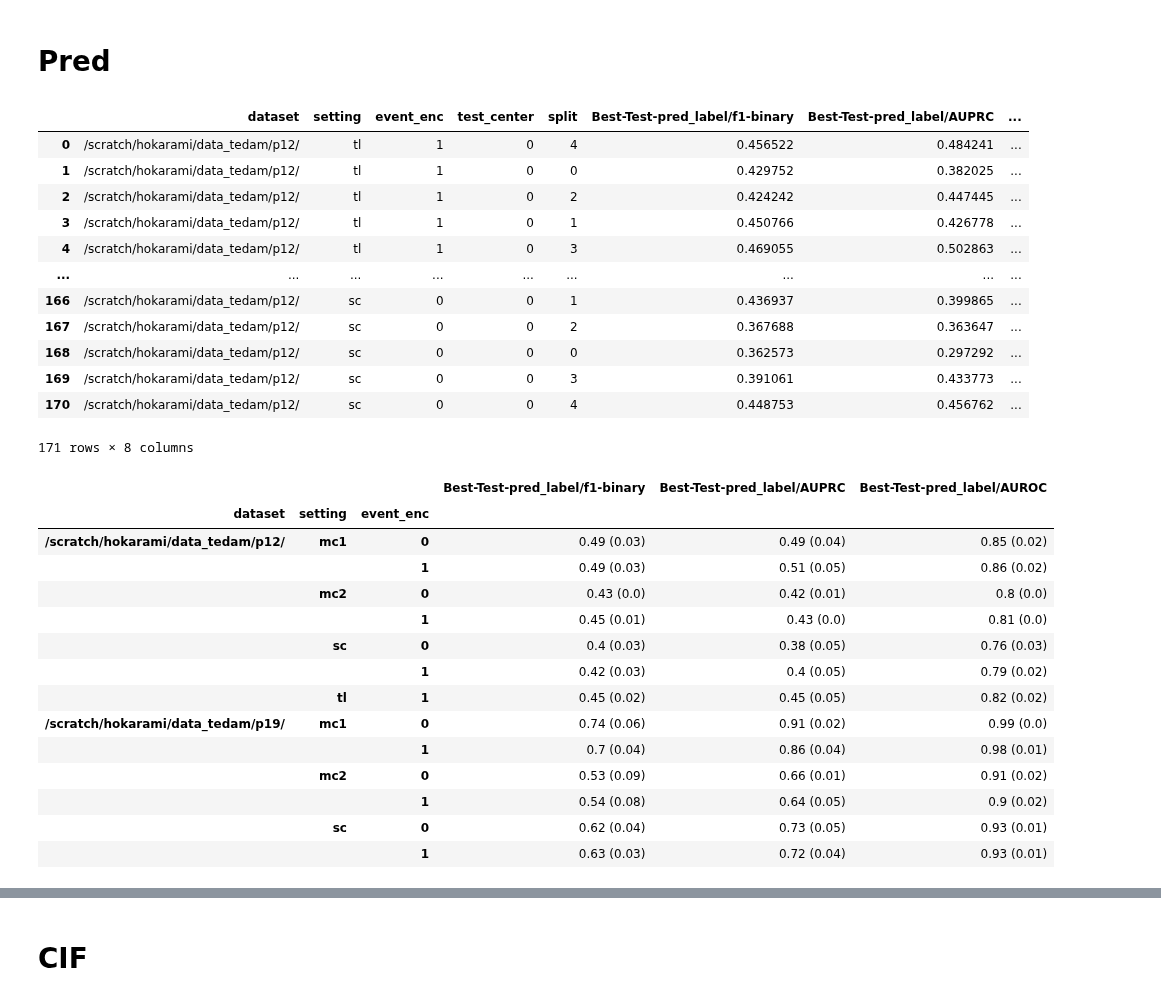
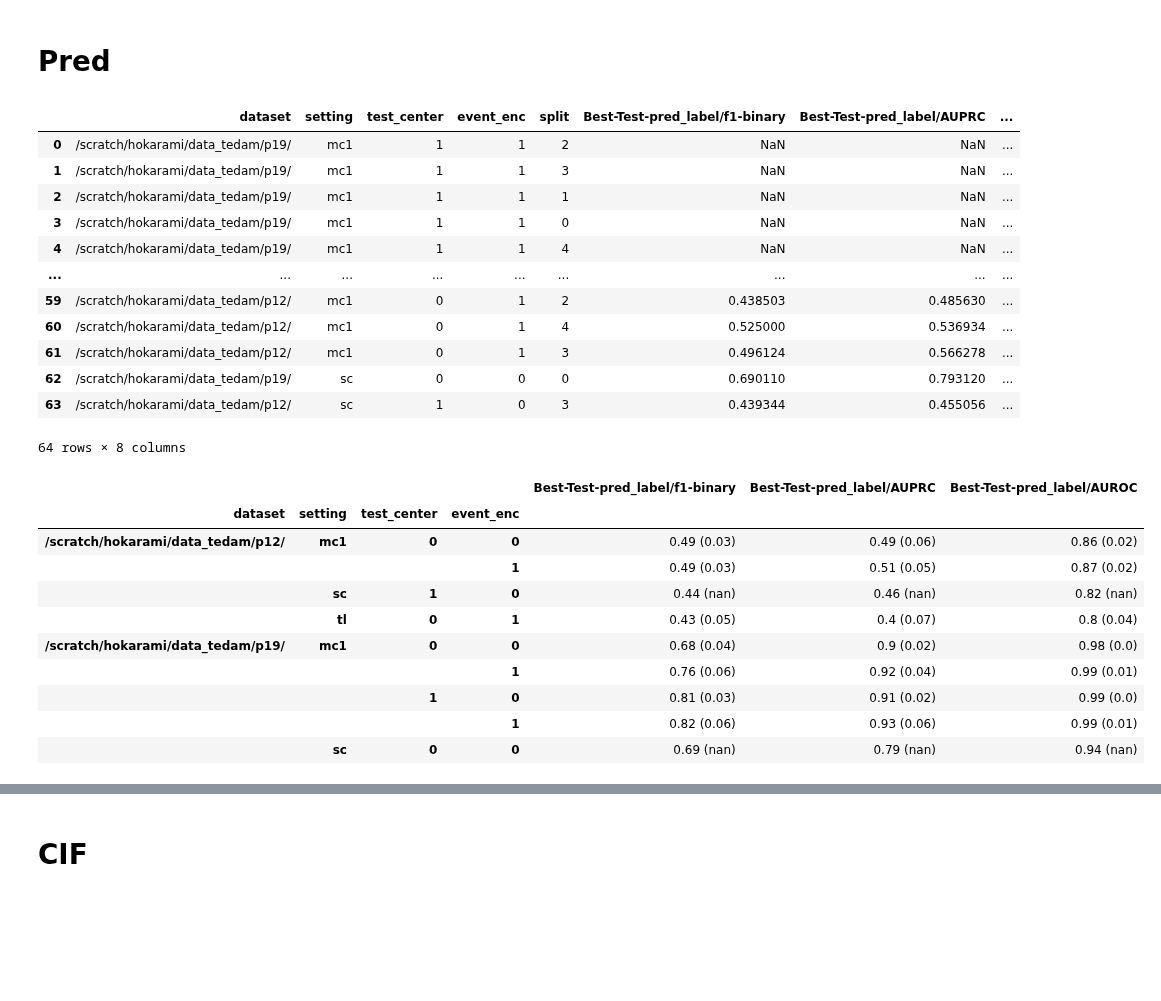
Before and after one commit to hojjatkarami/tedam2, a Jupyter notebook: jup_res.ipynb, the cells around one changed output, grey strips where cells are left out. Cells and saved outputs as stored; diff of their text form; code cells hidden in the pictures; blank space fills up the shorter version.

```diff
--- a/jup_res.ipynb
+++ b/jup_res.ipynb
@@ -91,11 +89,11 @@ dict_keys(['w', 'lr', 'log', 'mod', 'per', 'cuda', 'data', 'date', 'demo', 'prof
 # %% [markdown]
 # Pred
 # %%
-df_filt = dl_runs(runs, selected_tag='Pred')
+df_filt = dl_runs(runs, selected_tag='Pred6')
 # %%
-i_groupby_row =['dataset','setting']
+i_groupby_row =['dataset','setting','test_center']
 i_groupby_col = ['event_enc']
-i_agg = ['test_center', 'split']
+i_agg = ['split']
 i_metric = ['Best-Test-pred_label/f1-binary','Best-Test-pred_label/AUPRC','Best-Test-pred_label/AUROC']
 # i_metric = ['Test-CIF/NLL-#events']
 
@@ -105,57 +103,53 @@ i_metric = ['Best-Test-pred_label/f1-binary','Best-Test-pred_label/AUPRC','Best-
 d_name = [x for x in df_filt.name]
 
 df_config = pd.DataFrame(   [{k:v for k,v in x.items()} for x in df_filt.config]    )
 
 df_summary = pd.DataFrame(   [{k:v for k,v in x.items()} for x in df_filt.summary]    )
 
 df = pd.concat([df_config, df_summary],axis=1)
 # df.name = df_filt.name
 df = df[i_groupby_row + i_groupby_col + i_agg + i_metric]
 df
 
 
 
 
 a0 = df.groupby(i_groupby_row + i_groupby_col)[i_metric].size().rename('runs')
 
 a1 = df.groupby(i_groupby_row + i_groupby_col)[i_metric].aggregate(['mean','std']).round(3)
 
 a1 = df.groupby(i_groupby_row + i_groupby_col)[i_metric].aggregate(lambda x:str(round(x.mean(),2))  + ' (' + str(round(x.std(),2))  +')'  ) #
 
 # a4 = df.groupby(i_by)[i_metric].apply(lambda x:x.round(3).tolist())   # x.round(3).tolist()
 a1
 
 a1.reset_index().pivot(index=i_groupby_row,columns=i_groupby_col)
 
 
 
 # a1.to_csv("aaa.csv")
 # %% [output]
-|  | dataset | setting | event_enc | test_center | split | Best-Test-pred_label/f1-binary | Best-Test-pred_label/AUPRC | ... |
-| 0 | /scratch/hokarami/data_tedam/p12/ | tl | 1 | 0 | 4 | 0.456522 | 0.484241 | ... |
-| 1 | /scratch/hokarami/data_tedam/p12/ | tl | 1 | 0 | 0 | 0.429752 | 0.382025 | ... |
-| 2 | /scratch/hokarami/data_tedam/p12/ | tl | 1 | 0 | 2 | 0.424242 | 0.447445 | ... |
-| 3 | /scratch/hokarami/data_tedam/p12/ | tl | 1 | 0 | 1 | 0.450766 | 0.426778 | ... |
-| 4 | /scratch/hokarami/data_tedam/p12/ | tl | 1 | 0 | 3 | 0.469055 | 0.502863 | ... |
+|  | dataset | setting | test_center | event_enc | split | Best-Test-pred_label/f1-binary | Best-Test-pred_label/AUPRC | ... |
+| 0 | /scratch/hokarami/data_tedam/p19/ | mc1 | 1 | 1 | 2 | NaN | NaN | ... |
+| 1 | /scratch/hokarami/data_tedam/p19/ | mc1 | 1 | 1 | 3 | NaN | NaN | ... |
+| 2 | /scratch/hokarami/data_tedam/p19/ | mc1 | 1 | 1 | 1 | NaN | NaN | ... |
+| 3 | /scratch/hokarami/data_tedam/p19/ | mc1 | 1 | 1 | 0 | NaN | NaN | ... |
+| 4 | /scratch/hokarami/data_tedam/p19/ | mc1 | 1 | 1 | 4 | NaN | NaN | ... |
 | ... | ... | ... | ... | ... | ... | ... | ... | ... |
-| 166 | /scratch/hokarami/data_tedam/p12/ | sc | 0 | 0 | 1 | 0.436937 | 0.399865 | ... |
-| 167 | /scratch/hokarami/data_tedam/p12/ | sc | 0 | 0 | 2 | 0.367688 | 0.363647 | ... |
-| 168 | /scratch/hokarami/data_tedam/p12/ | sc | 0 | 0 | 0 | 0.362573 | 0.297292 | ... |
-| 169 | /scratch/hokarami/data_tedam/p12/ | sc | 0 | 0 | 3 | 0.391061 | 0.433773 | ... |
-| 170 | /scratch/hokarami/data_tedam/p12/ | sc | 0 | 0 | 4 | 0.448753 | 0.456762 | ... |
+| 59 | /scratch/hokarami/data_tedam/p12/ | mc1 | 0 | 1 | 2 | 0.438503 | 0.485630 | ... |
+| 60 | /scratch/hokarami/data_tedam/p12/ | mc1 | 0 | 1 | 4 | 0.525000 | 0.536934 | ... |
+| 61 | /scratch/hokarami/data_tedam/p12/ | mc1 | 0 | 1 | 3 | 0.496124 | 0.566278 | ... |
+| 62 | /scratch/hokarami/data_tedam/p19/ | sc | 0 | 0 | 0 | 0.690110 | 0.793120 | ... |
+| 63 | /scratch/hokarami/data_tedam/p12/ | sc | 1 | 0 | 3 | 0.439344 | 0.455056 | ... |
-171 rows × 8 columns
+64 rows × 8 columns
-|  |  |  | Best-Test-pred_label/f1-binary | Best-Test-pred_label/AUPRC | Best-Test-pred_label/AUROC |
-| dataset | setting | event_enc |  |  |  |
-| /scratch/hokarami/data_tedam/p12/ | mc1 | 0 | 0.49 (0.03) | 0.49 (0.04) | 0.85 (0.02) |
-|  |  | 1 | 0.49 (0.03) | 0.51 (0.05) | 0.86 (0.02) |
-|  | mc2 | 0 | 0.43 (0.0) | 0.42 (0.01) | 0.8 (0.0) |
-|  |  | 1 | 0.45 (0.01) | 0.43 (0.0) | 0.81 (0.0) |
-|  | sc | 0 | 0.4 (0.03) | 0.38 (0.05) | 0.76 (0.03) |
-|  |  | 1 | 0.42 (0.03) | 0.4 (0.05) | 0.79 (0.02) |
-|  | tl | 1 | 0.45 (0.02) | 0.45 (0.05) | 0.82 (0.02) |
-| /scratch/hokarami/data_tedam/p19/ | mc1 | 0 | 0.74 (0.06) | 0.91 (0.02) | 0.99 (0.0) |
-|  |  | 1 | 0.7 (0.04) | 0.86 (0.04) | 0.98 (0.01) |
-|  | mc2 | 0 | 0.53 (0.09) | 0.66 (0.01) | 0.91 (0.02) |
-|  |  | 1 | 0.54 (0.08) | 0.64 (0.05) | 0.9 (0.02) |
-|  | sc | 0 | 0.62 (0.04) | 0.73 (0.05) | 0.93 (0.01) |
-|  |  | 1 | 0.63 (0.03) | 0.72 (0.04) | 0.93 (0.01) |
+|  |  |  |  | Best-Test-pred_label/f1-binary | Best-Test-pred_label/AUPRC | Best-Test-pred_label/AUROC |
+| dataset | setting | test_center | event_enc |  |  |  |
+| /scratch/hokarami/data_tedam/p12/ | mc1 | 0 | 0 | 0.49 (0.03) | 0.49 (0.06) | 0.86 (0.02) |
+|  |  |  | 1 | 0.49 (0.03) | 0.51 (0.05) | 0.87 (0.02) |
+|  | sc | 1 | 0 | 0.44 (nan) | 0.46 (nan) | 0.82 (nan) |
+|  | tl | 0 | 1 | 0.43 (0.05) | 0.4 (0.07) | 0.8 (0.04) |
+| /scratch/hokarami/data_tedam/p19/ | mc1 | 0 | 0 | 0.68 (0.04) | 0.9 (0.02) | 0.98 (0.0) |
+|  |  |  | 1 | 0.76 (0.06) | 0.92 (0.04) | 0.99 (0.01) |
+|  |  | 1 | 0 | 0.81 (0.03) | 0.91 (0.02) | 0.99 (0.0) |
+|  |  |  | 1 | 0.82 (0.06) | 0.93 (0.06) | 0.99 (0.01) |
+|  | sc | 0 | 0 | 0.69 (nan) | 0.79 (nan) | 0.94 (nan) |
```
Also changed, not shown: parts of 3 cells of this notebook, 3 other files.
